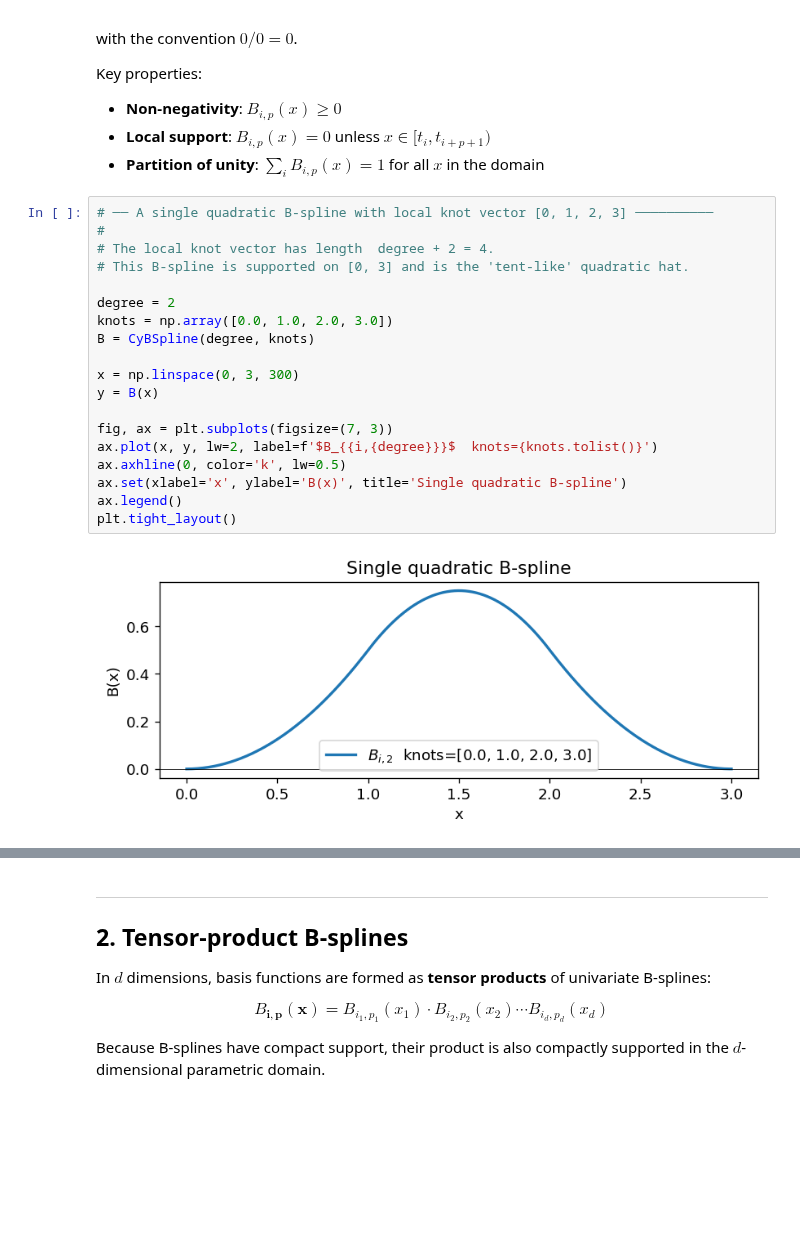
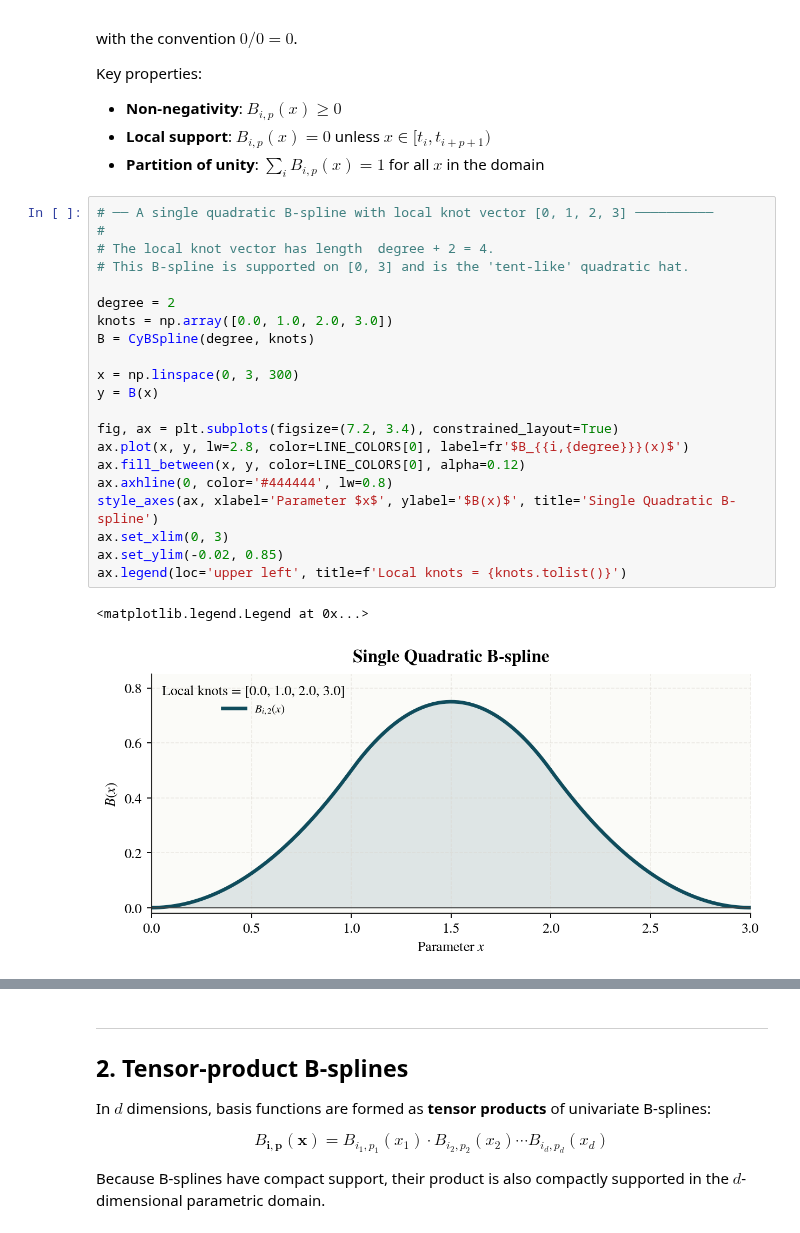
Before and after one commit to VhI3/THBSplines, a Jupyter notebook: notebooks/THBSplines_tutorial.ipynb, the cells around one changed output, grey strips where cells are left out. Cells and saved outputs as stored; diff of their text form; blank space fills up the shorter version.

```diff
--- a/notebooks/THBSplines_tutorial.ipynb
+++ b/notebooks/THBSplines_tutorial.ipynb
@@ -67,24 +132,27 @@ Key properties:
 # %%
 # ── A single quadratic B-spline with local knot vector [0, 1, 2, 3] ──────────
 #
 # The local knot vector has length  degree + 2 = 4.
 # This B-spline is supported on [0, 3] and is the 'tent-like' quadratic hat.
 
 degree = 2
 knots = np.array([0.0, 1.0, 2.0, 3.0])
 B = CyBSpline(degree, knots)
 
 x = np.linspace(0, 3, 300)
 y = B(x)
 
-fig, ax = plt.subplots(figsize=(7, 3))
-ax.plot(x, y, lw=2, label=f'$B_{{i,{degree}}}$  knots={knots.tolist()}')
-ax.axhline(0, color='k', lw=0.5)
-ax.set(xlabel='x', ylabel='B(x)', title='Single quadratic B-spline')
-ax.legend()
-plt.tight_layout()
+fig, ax = plt.subplots(figsize=(7.2, 3.4), constrained_layout=True)
+ax.plot(x, y, lw=2.8, color=LINE_COLORS[0], label=fr'$B_{{i,{degree}}}(x)$')
+ax.fill_between(x, y, color=LINE_COLORS[0], alpha=0.12)
+ax.axhline(0, color='#444444', lw=0.8)
+style_axes(ax, xlabel='Parameter $x$', ylabel='$B(x)$', title='Single Quadratic B-spline')
+ax.set_xlim(0, 3)
+ax.set_ylim(-0.02, 0.85)
+ax.legend(loc='upper left', title=f'Local knots = {knots.tolist()}')
 # %% [output]
+<matplotlib.legend.Legend at 0x...>
-[figure, old version]
+[figure, new version]
 # %%
 # ── A complete quadratic B-spline basis on [0, 4] ─────────────────────────────
 #
```
Also changed, not shown: parts of 13 cells of this notebook, 8 other files.
